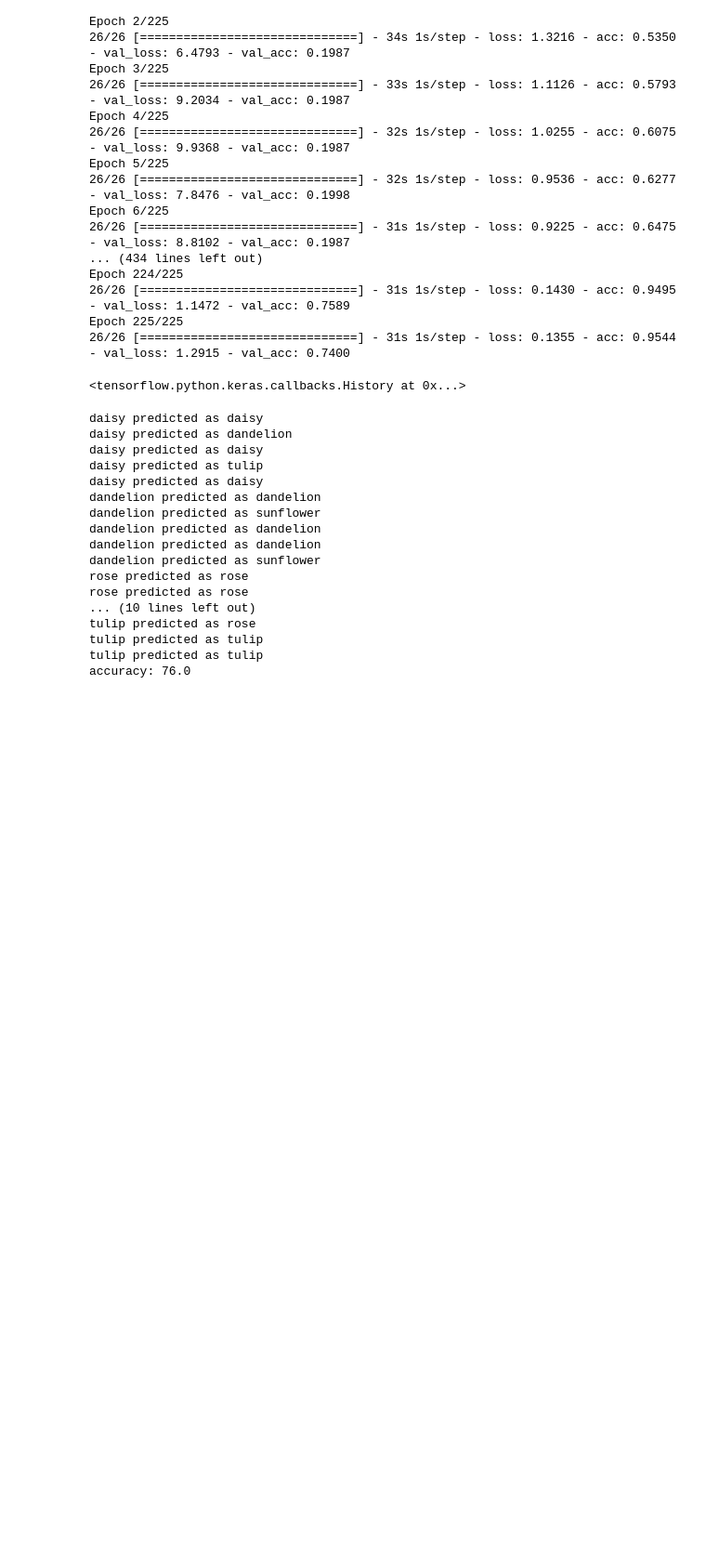
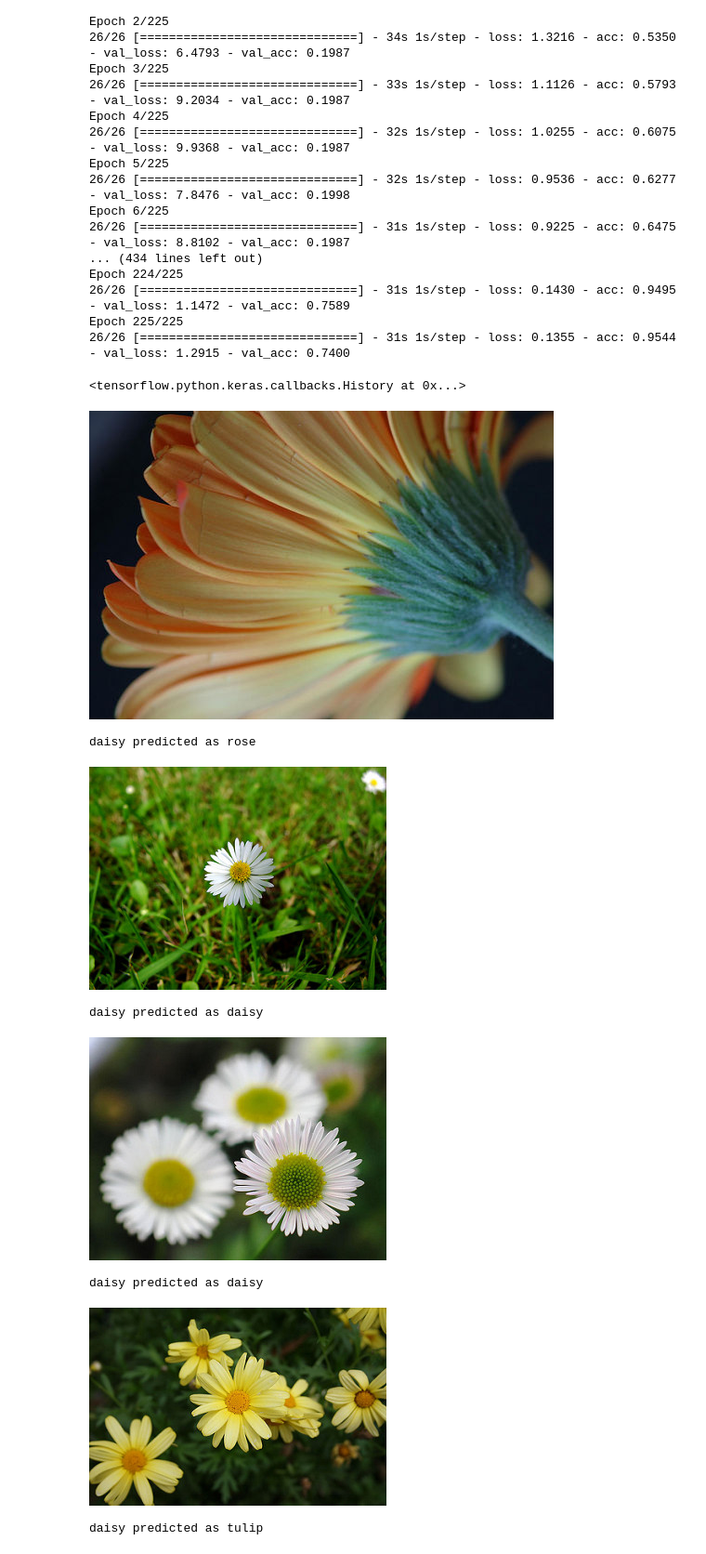
Before and after one commit to Naren-Jegan/CNN-Keras-, a Jupyter notebook: Flower_Classifier_V2.ipynb, the cells around one changed output. Shown at 93% size. Cells and saved outputs as stored; diff of their text form; code cells hidden in the pictures; blank space fills up the shorter version.

```diff
--- a/Flower_Classifier_V2.ipynb
+++ b/Flower_Classifier_V2.ipynb
@@ -167,34 +169,26 @@ Epoch 225/225
 # %%
 valid_dir = os.path.join(flowerspath, "validation")
 flower_list = sorted(os.listdir(valid_dir))
 count = 0
 for flower_type in flower_list:
   flowers = os.listdir(os.path.join(valid_dir, flower_type))
   for i in range(5):
     flower = os.path.join(valid_dir, flower_type, random.choice(flowers))
     img = Image.open(flower).convert('RGB')
     img = img.resize((image_size, image_size), Image.ANTIALIAS)
     arr = np.array(img).reshape((1,image_size, image_size, 3))
 
     pred = model.predict(arr*(1./255)).argmax(axis=-1)[0]
+    display.display(display.Image(flower))
     print(flower_type + " predicted as " + flower_list[pred])
     count += (1 if flower_type == flower_list[pred] else 0)
 print("accuracy: " + str(count*100/(5*len(flower_list))))
 # %% [output]
+[figure, added]
-daisy predicted as daisy
-daisy predicted as dandelion
-daisy predicted as daisy
-daisy predicted as tulip
-daisy predicted as daisy
-dandelion predicted as dandelion
-dandelion predicted as sunflower
-dandelion predicted as dandelion
-dandelion predicted as dandelion
-dandelion predicted as sunflower
-rose predicted as rose
-rose predicted as rose
-... (10 lines left out)
-tulip predicted as rose
-tulip predicted as tulip
-tulip predicted as tulip
-accuracy: 76.0
+daisy predicted as rose
+[figure, added]
+daisy predicted as daisy
+[figure, added]
+daisy predicted as daisy
+[figure, added]
+daisy predicted as tulip
```
Also changed, not shown: parts of 4 cells of this notebook.
